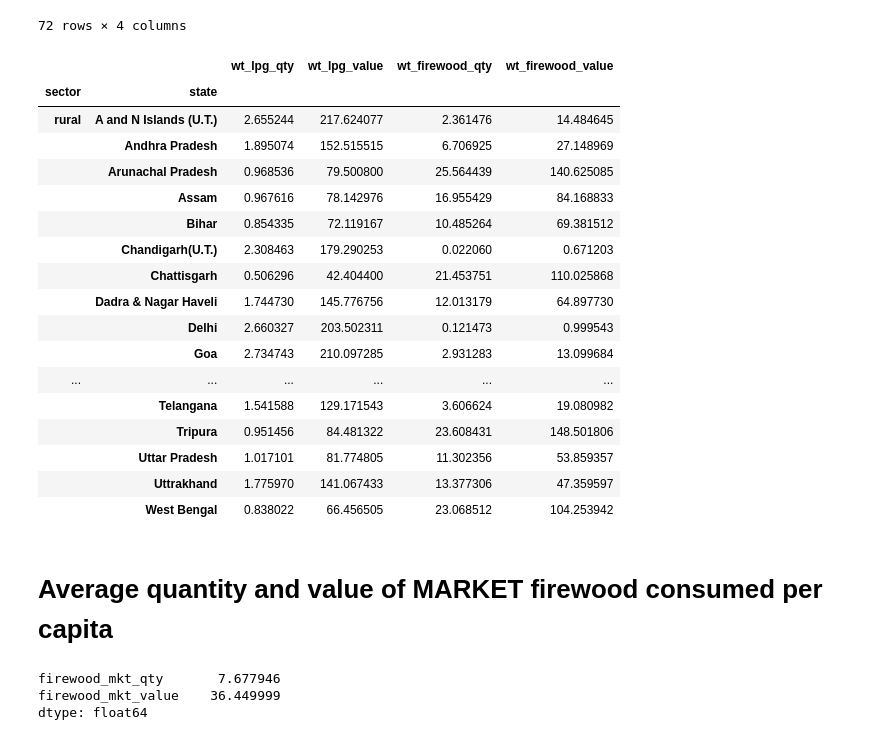
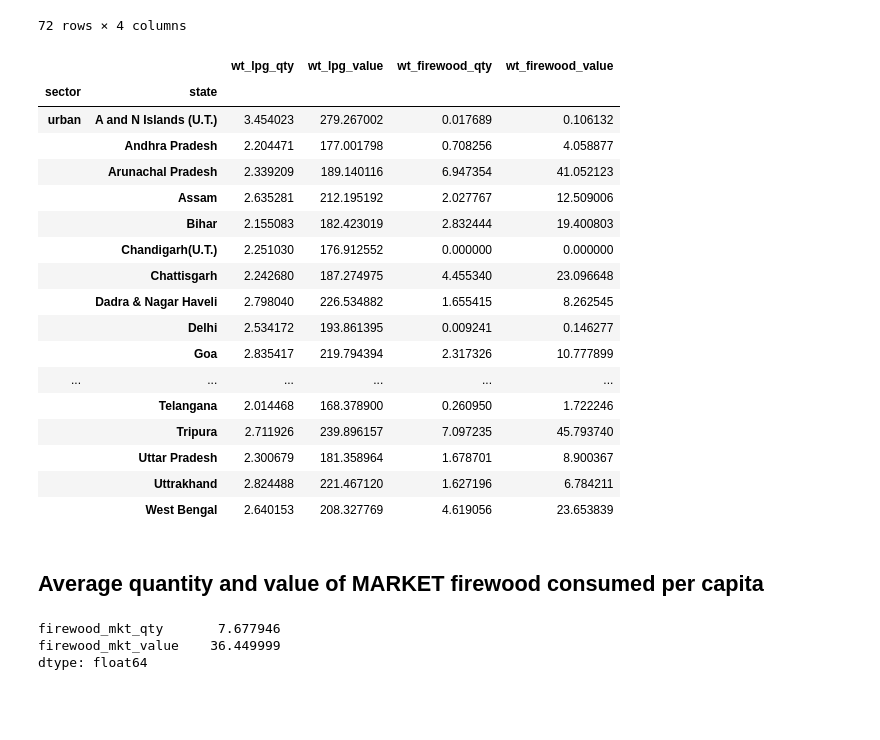
Before and after one commit to Tarunmehta004/HCES, a Jupyter notebook: Across survey analysis/LPG and firewood statistics/TM - LPG and firewood 2022-23 HCES.iPYNB, the cells around one changed output. Cells and saved outputs as stored; diff of their text form; code cells hidden in the pictures; blank space fills up the shorter version.

```diff
--- a/Across survey analysis/LPG and firewood statistics/TM - LPG and firewood 2022-23 HCES.iPYNB
+++ b/Across survey analysis/LPG and firewood statistics/TM - LPG and firewood 2022-23 HCES.iPYNB
@@ -35,7 +35,7 @@ display(df_lvl01.head())
 path_lvl03 = "../../HCES 2022-23/Dta raw files/level_03.dta"
 df_lvl03 = pd.read_stata(path_lvl03)
 df_lvl03 = df_lvl03.set_index('hhid')
-df_lvl03 = df_lvl03[['source_cooking', 'multiplier']]
+df_lvl03 = df_lvl03[['source_cooking', 'source_lighting','multiplier']]
 display(df_lvl03.head())
 
 ## Level 07 file
@@ -499,28 +499,28 @@ display(trial)
 |  | West Bengal | 2.640153 | 208.327769 | 4.619056 | 23.653839 |
 72 rows × 4 columns
 # %%
-trial[trial.index.get_level_values(0) == 'rural']
+trial[trial.index.get_level_values(0) == 'urban']
 # %% [output]
 |  |  | wt_lpg_qty | wt_lpg_value | wt_firewood_qty | wt_firewood_value |
 | sector | state |  |  |  |  |
-| rural | A and N Islands (U.T.) | 2.655244 | 217.624077 | 2.361476 | 14.484645 |
-|  | Andhra Pradesh | 1.895074 | 152.515515 | 6.706925 | 27.148969 |
-|  | Arunachal Pradesh | 0.968536 | 79.500800 | 25.564439 | 140.625085 |
-|  | Assam | 0.967616 | 78.142976 | 16.955429 | 84.168833 |
-|  | Bihar | 0.854335 | 72.119167 | 10.485264 | 69.381512 |
-|  | Chandigarh(U.T.) | 2.308463 | 179.290253 | 0.022060 | 0.671203 |
-|  | Chattisgarh | 0.506296 | 42.404400 | 21.453751 | 110.025868 |
-|  | Dadra & Nagar Haveli | 1.744730 | 145.776756 | 12.013179 | 64.897730 |
-|  | Delhi | 2.660327 | 203.502311 | 0.121473 | 0.999543 |
-|  | Goa | 2.734743 | 210.097285 | 2.931283 | 13.099684 |
+| urban | A and N Islands (U.T.) | 3.454023 | 279.267002 | 0.017689 | 0.106132 |
+|  | Andhra Pradesh | 2.204471 | 177.001798 | 0.708256 | 4.058877 |
+|  | Arunachal Pradesh | 2.339209 | 189.140116 | 6.947354 | 41.052123 |
+|  | Assam | 2.635281 | 212.195192 | 2.027767 | 12.509006 |
+|  | Bihar | 2.155083 | 182.423019 | 2.832444 | 19.400803 |
+|  | Chandigarh(U.T.) | 2.251030 | 176.912552 | 0.000000 | 0.000000 |
+|  | Chattisgarh | 2.242680 | 187.274975 | 4.455340 | 23.096648 |
+|  | Dadra & Nagar Haveli | 2.798040 | 226.534882 | 1.655415 | 8.262545 |
+|  | Delhi | 2.534172 | 193.861395 | 0.009241 | 0.146277 |
+|  | Goa | 2.835417 | 219.794394 | 2.317326 | 10.777899 |
 | ... | ... | ... | ... | ... | ... |
-|  | Telangana | 1.541588 | 129.171543 | 3.606624 | 19.080982 |
-|  | Tripura | 0.951456 | 84.481322 | 23.608431 | 148.501806 |
-|  | Uttar Pradesh | 1.017101 | 81.774805 | 11.302356 | 53.859357 |
-|  | Uttrakhand | 1.775970 | 141.067433 | 13.377306 | 47.359597 |
-|  | West Bengal | 0.838022 | 66.456505 | 23.068512 | 104.253942 |
+|  | Telangana | 2.014468 | 168.378900 | 0.260950 | 1.722246 |
+|  | Tripura | 2.711926 | 239.896157 | 7.097235 | 45.793740 |
+|  | Uttar Pradesh | 2.300679 | 181.358964 | 1.678701 | 8.900367 |
+|  | Uttrakhand | 2.824488 | 221.467120 | 1.627196 | 6.784211 |
+|  | West Bengal | 2.640153 | 208.327769 | 4.619056 | 23.653839 |
 # %% [markdown]
-# Average quantity and value of MARKET firewood consumed per capita
+## Average quantity and value of MARKET firewood consumed per capita
 # %%
 # Across India
 
```
Also changed, not shown: parts of 19 cells of this notebook, 3 other files.
